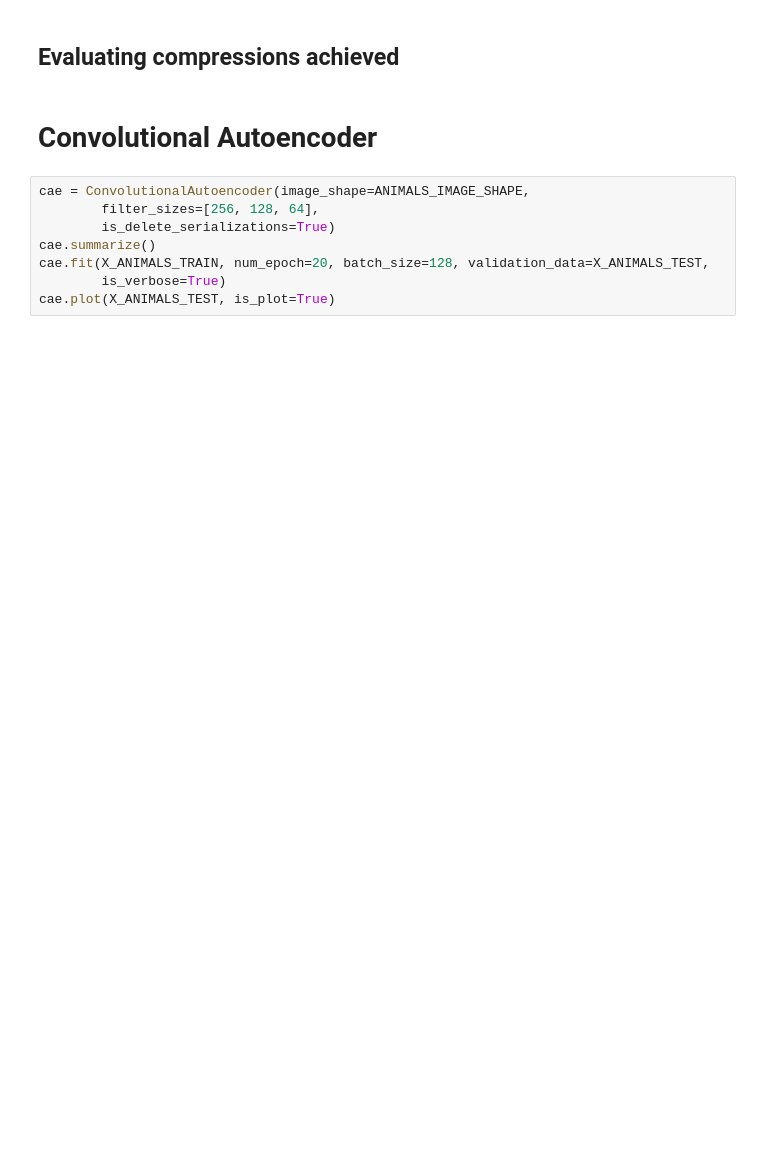
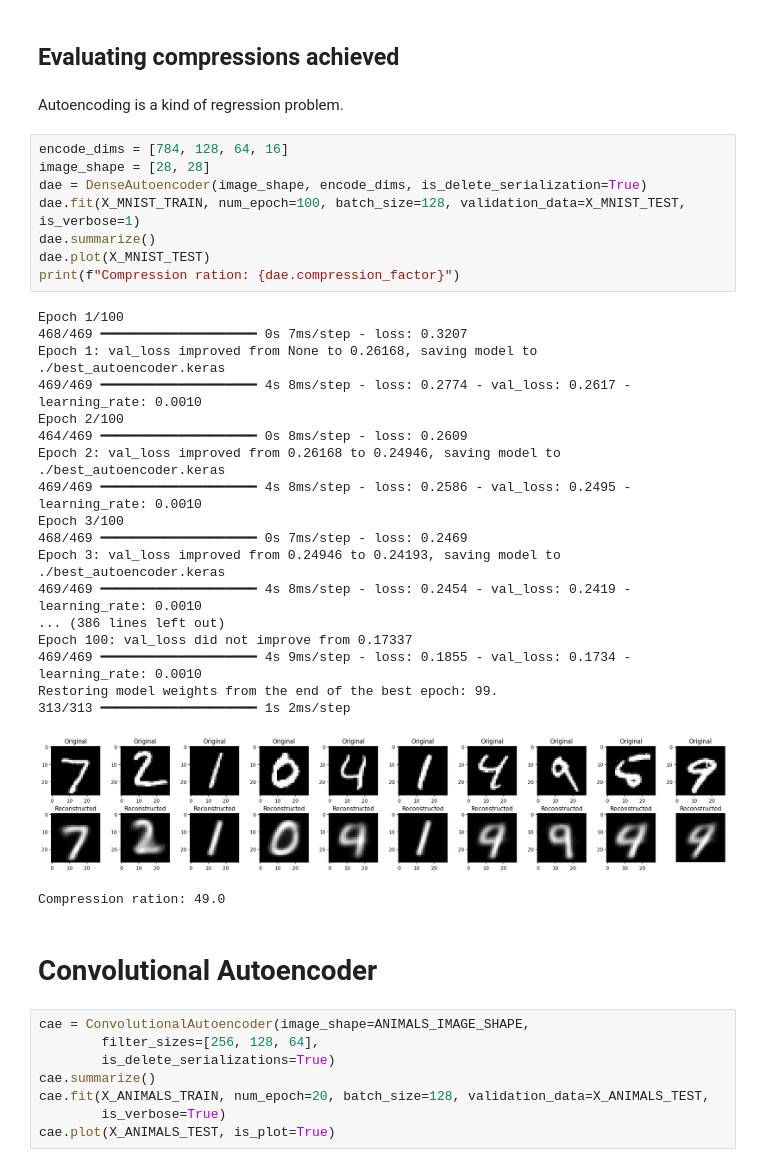
Before and after one commit to joseph-hellerstein/pixel_proficiency, a Jupyter notebook: notebooks/Pixel_Proficiency_4_self-supervised-autoencoders.ipynb, the cells around one changed output. Drawn from its saved outputs; the diff is of its cells as text; blank space fills up the shorter version.

```diff
--- a/notebooks/Pixel_Proficiency_4_self-supervised-autoencoders.ipynb
+++ b/notebooks/Pixel_Proficiency_4_self-supervised-autoencoders.ipynb
@@ -455,5 +485,35 @@ np.max(X_MNIST_TRAIN), np.max(X_MNIST_TEST)
 # %% [markdown]
 ## Evaluating compressions achieved
+# %% [markdown]
+Autoencoding is a kind of regression problem.
+# %%
+encode_dims = [784, 128, 64, 16]
+image_shape = [28, 28]
+dae = DenseAutoencoder(image_shape, encode_dims, is_delete_serialization=True)
+dae.fit(X_MNIST_TRAIN, num_epoch=100, batch_size=128, validation_data=X_MNIST_TEST, is_verbose=1)
+dae.summarize()
+dae.plot(X_MNIST_TEST)
+print(f"Compression ration: {dae.compression_factor}")
+# %% [output]
+Epoch 1/100
+468/469 ━━━━━━━━━━━━━━━━━━━━ 0s 7ms/step - loss: 0.3207
+Epoch 1: val_loss improved from None to 0.26168, saving model to ./best_autoencoder.keras
+469/469 ━━━━━━━━━━━━━━━━━━━━ 4s 8ms/step - loss: 0.2774 - val_loss: 0.2617 - learning_rate: 0.0010
+Epoch 2/100
+464/469 ━━━━━━━━━━━━━━━━━━━━ 0s 8ms/step - loss: 0.2609
+Epoch 2: val_loss improved from 0.26168 to 0.24946, saving model to ./best_autoencoder.keras
+469/469 ━━━━━━━━━━━━━━━━━━━━ 4s 8ms/step - loss: 0.2586 - val_loss: 0.2495 - learning_rate: 0.0010
+Epoch 3/100
+468/469 ━━━━━━━━━━━━━━━━━━━━ 0s 7ms/step - loss: 0.2469
+Epoch 3: val_loss improved from 0.24946 to 0.24193, saving model to ./best_autoencoder.keras
+469/469 ━━━━━━━━━━━━━━━━━━━━ 4s 8ms/step - loss: 0.2454 - val_loss: 0.2419 - learning_rate: 0.0010
+... (386 lines left out)
+Epoch 100: val_loss did not improve from 0.17337
+469/469 ━━━━━━━━━━━━━━━━━━━━ 4s 9ms/step - loss: 0.1855 - val_loss: 0.1734 - learning_rate: 0.0010
+Restoring model weights from the end of the best epoch: 99.
+313/313 ━━━━━━━━━━━━━━━━━━━━ 1s 2ms/step
+[figure, added]
+Compression ration: 49.0
 # %% [markdown]
 # Convolutional Autoencoder
 # %%
```
Also changed, not shown: parts of 31 cells of this notebook, 3 other files.
